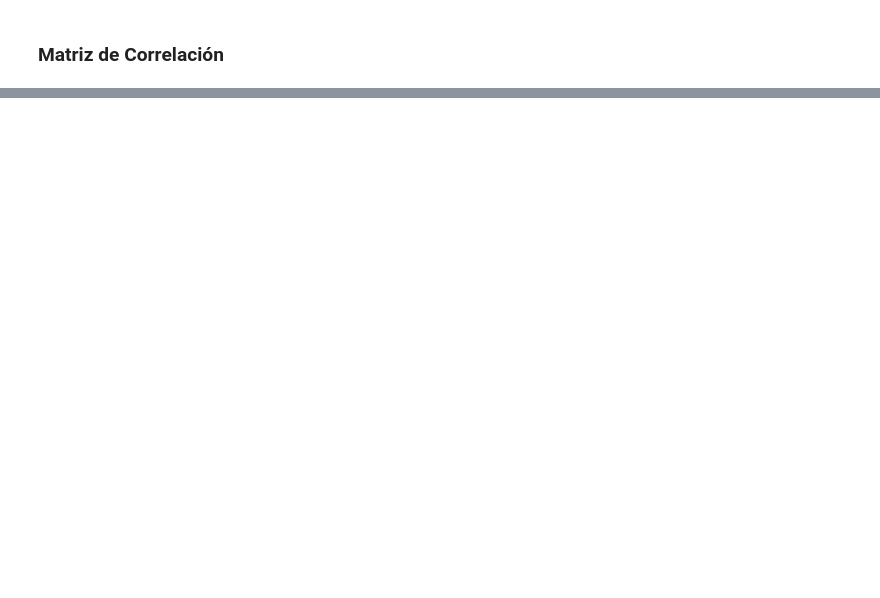
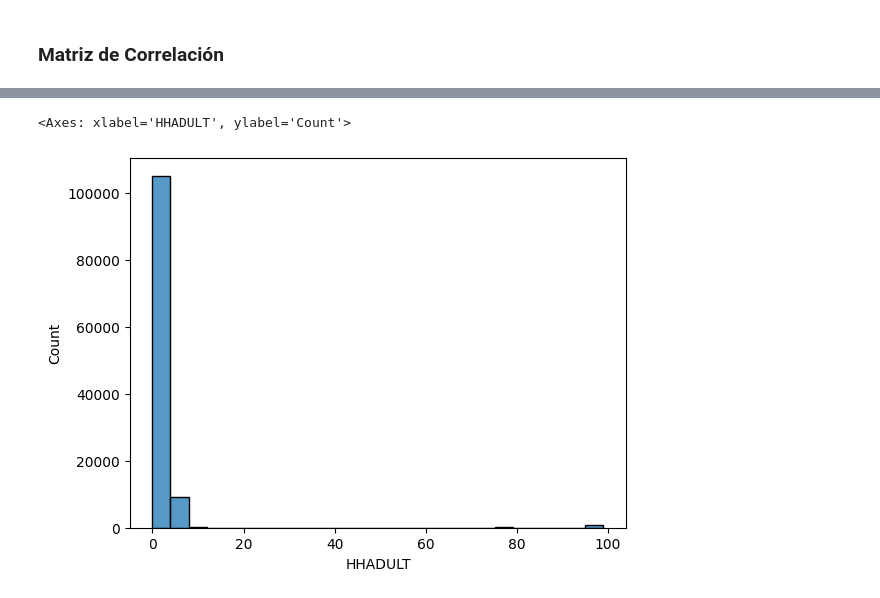
Before and after one commit to MariaDe96/Final_Project_DataScient, a Jupyter notebook: src/explore_jesus.ipynb, the cells around one changed output, grey strips where cells are left out. Saved outputs shown, nothing was run; the diff lists cells and outputs as text; code cells hidden in the pictures; blank space fills up the shorter version.

```diff
--- a/src/explore_jesus.ipynb
+++ b/src/explore_jesus.ipynb
@@ -521,0 +231,5 @@ dta
+# %%
+df["_INCOMG1"] = df["_INCOMG1"] - 1
+df.loc[df["_INCOMG1"] >= 7, "_INCOMG1"] = -1
+
+df['_INCOMG1'].value_counts()
@@ -521,0 +260,5 @@ dta
+# %%
+df["_EDUCAG"] = df["_EDUCAG"] - 1
+df.loc[df["_EDUCAG"] > 5, "_EDUCAG"] = -1
+
+df['_EDUCAG'].value_counts()
@@ -521,0 +288,5 @@ dta
+# %%
+df["_CHLDCNT"] = df["_CHLDCNT"] - 1
+df.loc[df["_CHLDCNT"] > 6, "_CHLDCNT"] = -1
+
+df['_CHLDCNT'].value_counts()
@@ -521,0 +326,3 @@ dta
+# %%
+df['HHADULT'] = df['HHADULT'].astype(int)
+print(df['HHADULT'].value_counts().sort_index())
@@ -521,0 +347,8 @@ dta
+# %%
+import matplotlib.pyplot as plt
+import seaborn as sns
+
+sns.histplot(data = df, x = "HHADULT",bins= 25)
+# %% [output]
+<Axes: xlabel='HHADULT', ylabel='Count'>
+[figure, added]
```
Also changed, not shown: parts of 74 cells of this notebook.
